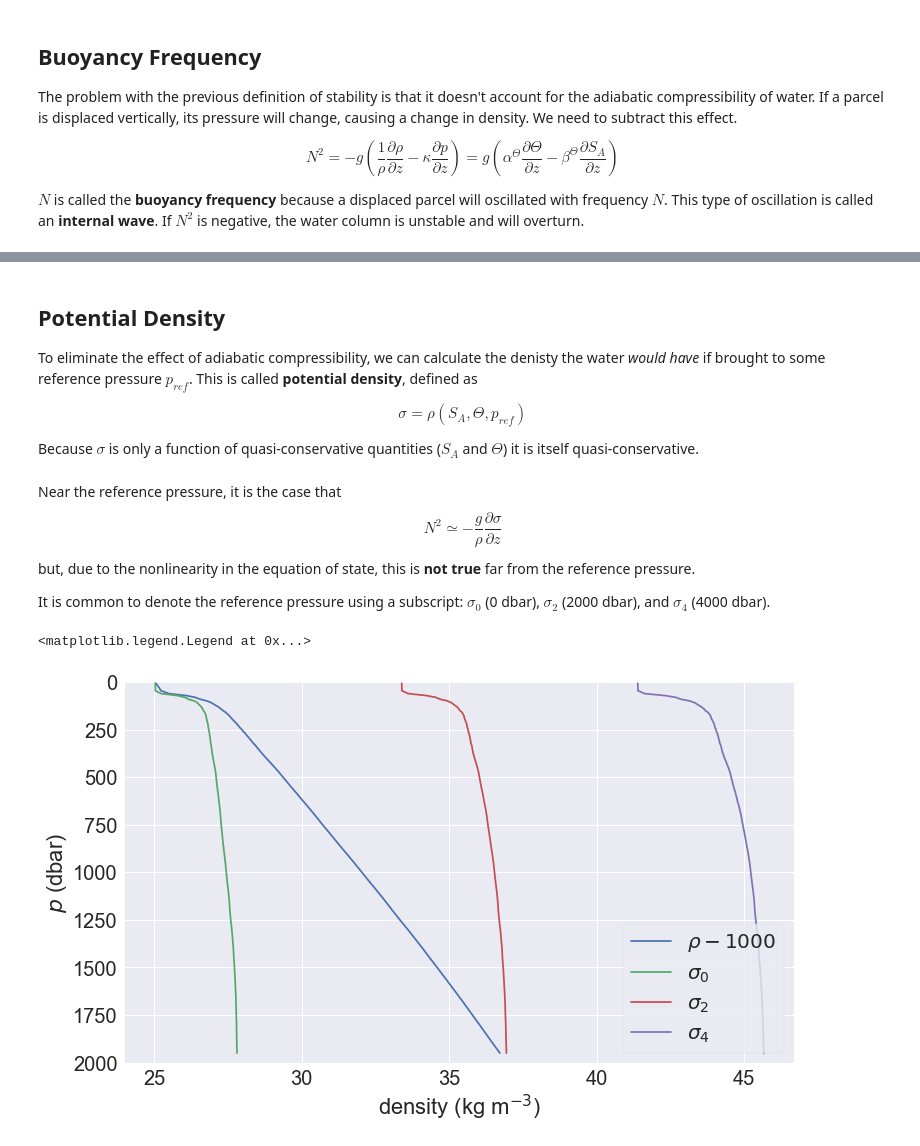
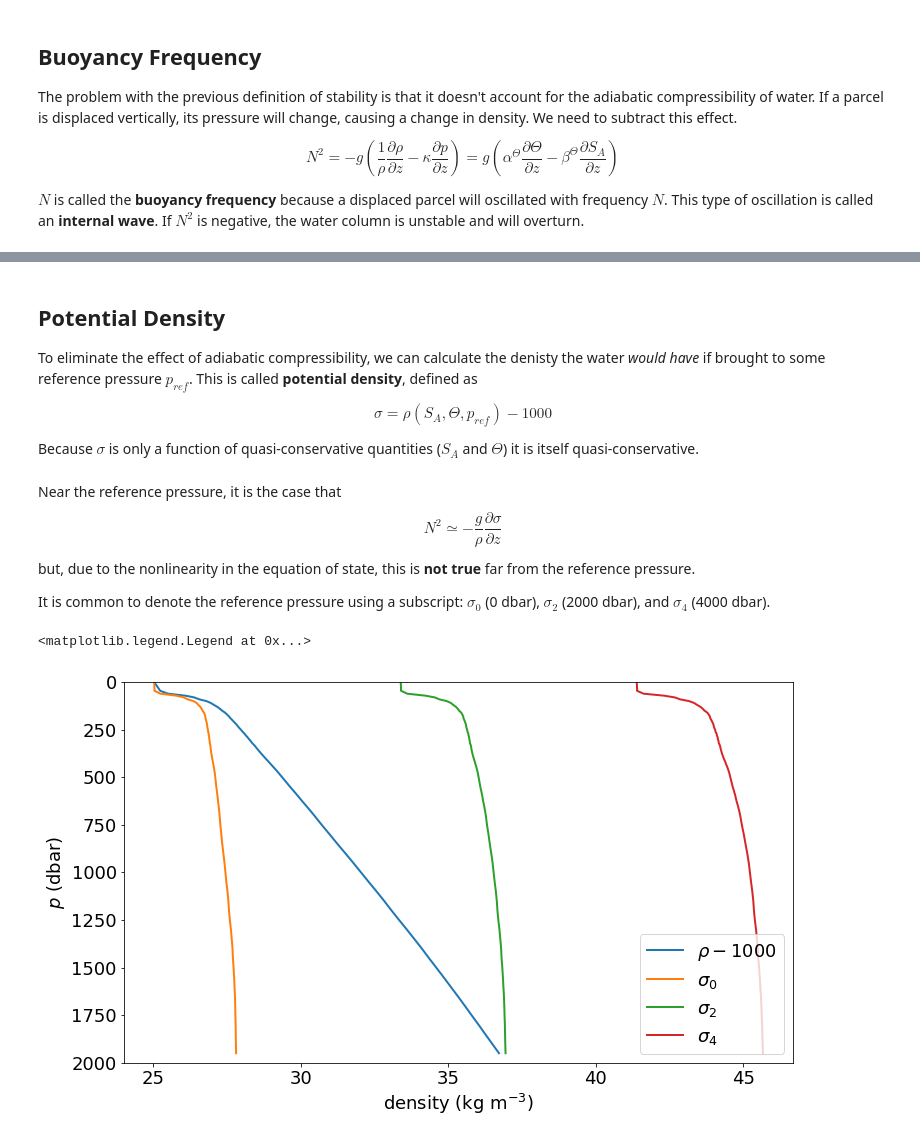
Before and after one commit to rabernat/intro_to_physical_oceanography, a Jupyter notebook: lectures/02-b_the_water_column.ipynb, the cells around one changed output, grey strips where cells are left out. Saved outputs shown, nothing was run; the diff lists cells and outputs as text; code cells hidden in the pictures.

```diff
--- a/lectures/02-b_the_water_column.ipynb
+++ b/lectures/02-b_the_water_column.ipynb
@@ -7,6 +7,8 @@ import numpy as np
 import gsw
 %matplotlib inline
 plt.rcParams['figure.figsize'] = (12,7)
+plt.rcParams['font.size'] = 18
+plt.rcParams['lines.linewidth'] = 2
 from IPython.display import SVG, display, Image, display_svg
 import holoviews as hv
 hv.extension('bokeh')
@@ -63,6 +65,12 @@ argo['s_a'] = xr.apply_ufunc(gsw.SA_from_SP,
                              argo.psal, argo.pres, argo.longitude, argo.latitude)
 argo['c_t'] = xr.apply_ufunc(gsw.CT_from_t,
                              argo.s_a, argo.temp, argo.pres)
+argo['rho'] = xr.apply_ufunc(gsw.rho, argo.s_a, argo.c_t, argo.pres)
+argo['sig0'] = xr.apply_ufunc(gsw.sigma0, argo.s_a, argo.c_t)
+argo['sig2'] = xr.apply_ufunc(gsw.sigma2, argo.s_a, argo.c_t)
+argo['sig4'] = xr.apply_ufunc(gsw.sigma4, argo.s_a, argo.c_t)
+Nsquared, p_mid = gsw.Nsquared(argo.s_a, argo.c_t, argo.pres)
+
 argo_p = argo.swap_dims({'n_levels': 'pres'})
 # %%
 fig, ax = plt.subplots(ncols=2, figsize=(15,6))
@@ -176,7 +178,7 @@ fig
 To eliminate the effect of adiabatic compressibility, we can calculate the denisty the water _would have_ if brought to some reference pressure $p_{ref}$. This is called **potential density**, defined as
 
 $$
-\sigma = \rho(S_A, \Theta, p_{ref})
+\sigma = \rho(S_A, \Theta, p_{ref}) - 1000
 $$
 
 Because $\sigma$ is only a function of quasi-conservative quantities ($S_A$ and $\Theta$) it is itself quasi-conservative.
@@ -190,17 +192,17 @@ but, due to the nonlinearity in the equation of state, this is **not true** far
 It is common to denote the reference pressure using a subscript: $\sigma_0$ (0 dbar), $\sigma_2$ (2000 dbar), and $\sigma_4$ (4000 dbar).
 # %%
 fig, ax = plt.subplots()
-ax.plot(rho-1000, argo.pres, label=r'$\rho - 1000$')
-ax.plot(sig0, argo.pres, label=r'$\sigma_0$')
-ax.plot(sig2, argo.pres, label=r'$\sigma_2$')
-ax.plot(sig4, argo.pres, label=r'$\sigma_4$')
+(argo_p.rho-1000).plot(y='pres', yincrease=False, label=r'$\rho - 1000$')
+argo_p.sig0.plot(y='pres', yincrease=False, label=r'$\sigma_0$')
+argo_p.sig2.plot(y='pres', yincrease=False, label=r'$\sigma_2$')
+argo_p.sig4.plot(y='pres', yincrease=False, label=r'$\sigma_4$')
 ax.set_ylim([2000, 0])
 ax.set_ylabel(r'$p$ (dbar)')
 ax.set_xlabel(r'density (kg m$^{-3}$)')
 ax.legend(frameon=True, loc='lower right')
 # %% [output]
 <matplotlib.legend.Legend at 0x...>
-[figure, old version]
+[figure, new version]
 # %%
 fig
 # %% [output]
```
Also changed, not shown: parts of 13 cells of this notebook, 3 other files.
